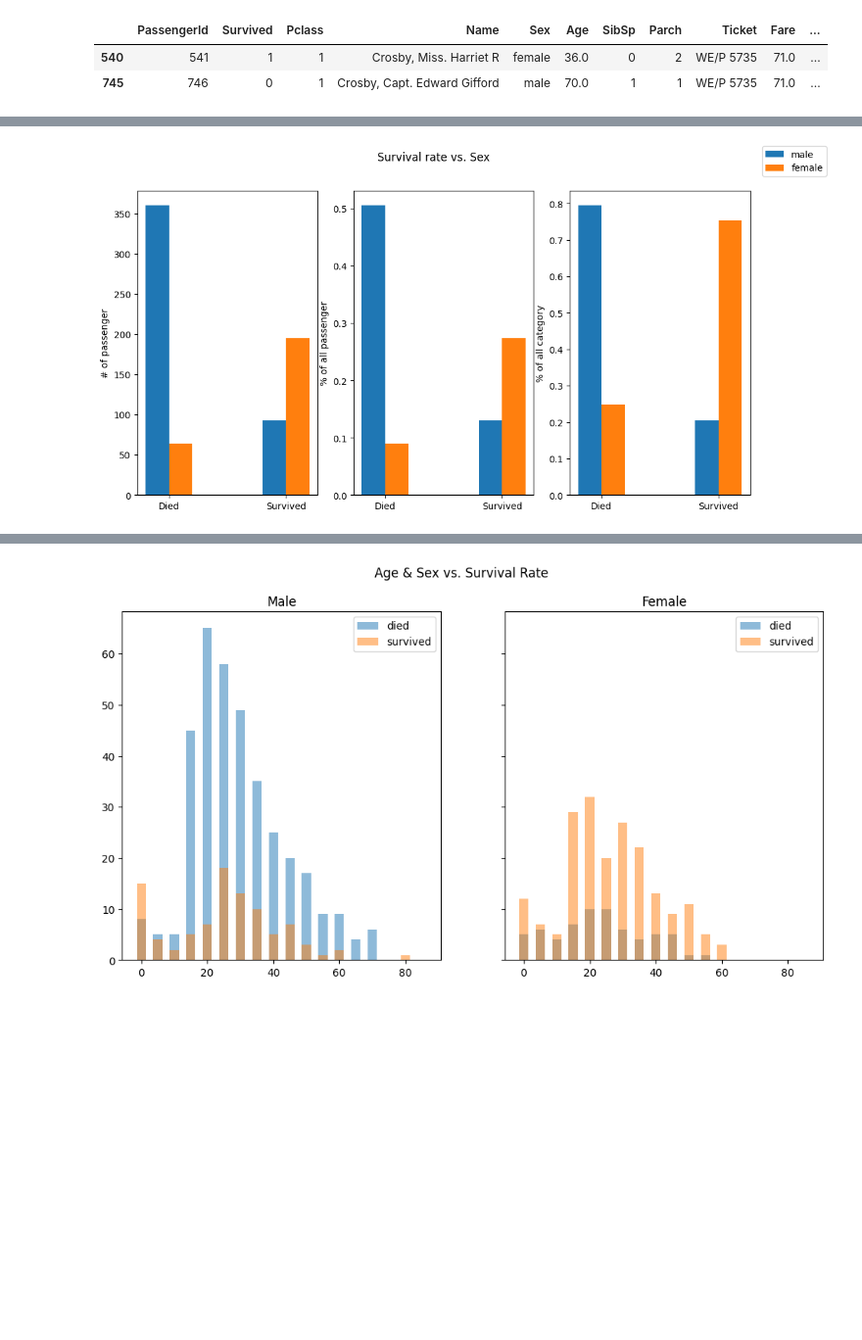
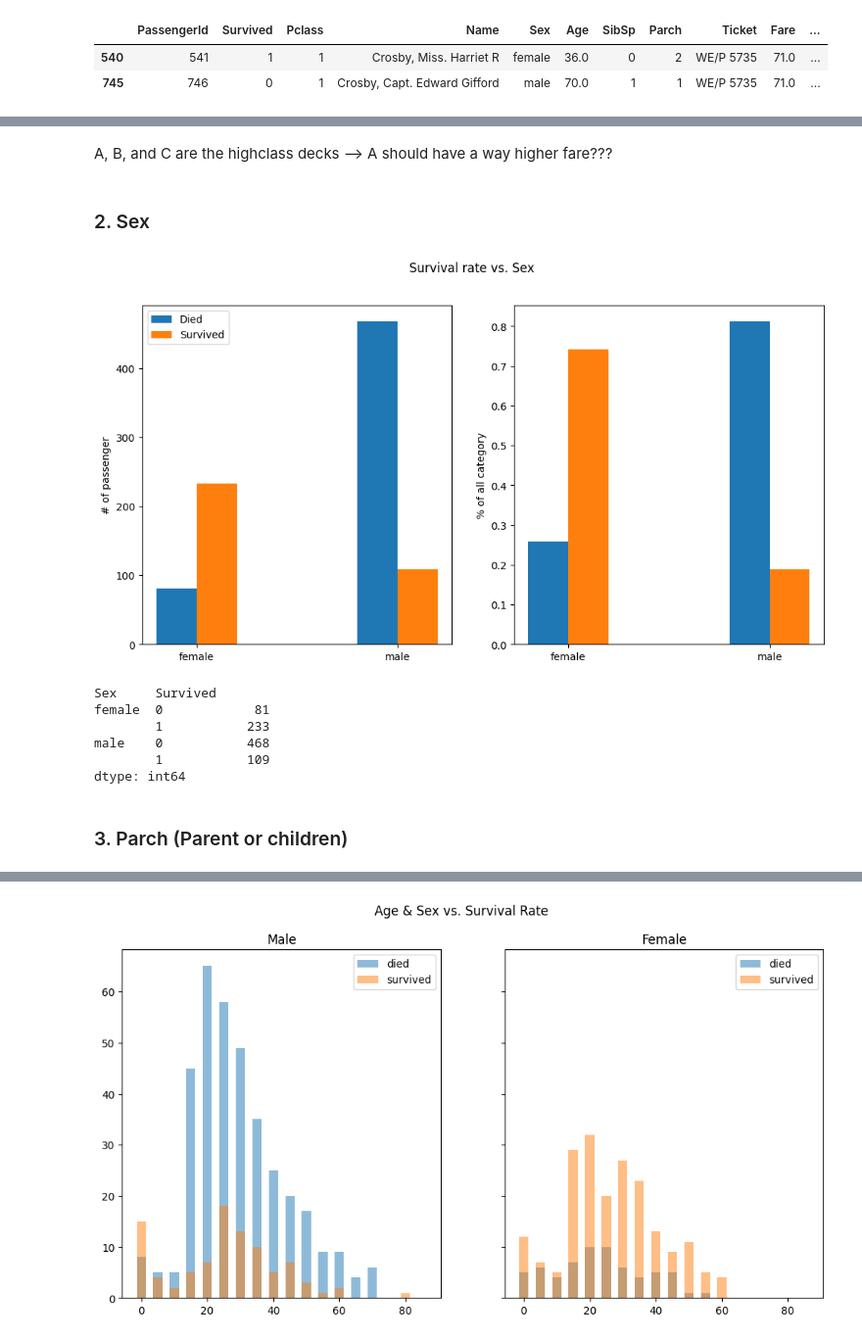
Before and after one commit to alexehrlich/titanic, a Jupyter notebook: data_exploration.ipynb, the cells around one changed output, grey strips where cells are left out. Shown: that part at 98% size. Cells and saved outputs as stored; diff of their text form; code cells hidden in the pictures; blank space fills up the shorter version.

```diff
--- a/data_exploration.ipynb
+++ b/data_exploration.ipynb
@@ -96,3 +83,0 @@ train_df.head()
-# %%
-train_df = train_df[['Survived', 'Pclass', 'Sex', 'Age', 'SibSp', 'Parch', 'Fare', 'Embarked']]
-train_df.describe()
@@ -128,3 +83,0 @@ memory usage: 55.8+ KB
-# %%
- train_df = train_df.dropna()
- #train_df.info()
@@ -184,0 +124,37 @@ def plot_survival_for_class_features(df, feature, bar_width=0.2):
+# %%
+def plot_survival_for_class_features(df, feature, bar_width=0.2):
+  df = df[df[feature].notna()]
+  category_counter = Counter(df[feature].to_list())
+  groups = ['Died', 'Survived']
+
+  x = sorted(list(category_counter.keys()))
+  bars = []
+
+  for idx in range(len(groups)):
+    if (idx == 0):
+        bars.append(np.arange(len(x)))
+    else:
+        bars.append([x_i + bar_width for x_i in bars[idx - 1]])
+
+  category_stats = {}
+  for idx, category in enumerate(x):
+    cat_df = df[df[feature] == category]
+    counter = Counter(cat_df['Survived'].to_list())
+    category_stats[category] = counter
+
+  fig, axs = plt.subplots(nrows=1, ncols=2, figsize=(12, 6))
+  axs = axs.flatten()
+  cat_sizes =[max(category_stats[cat][0] + category_stats[cat][1], 1) for cat in x] #avoid division by zero
+  for idx, group in enumerate(groups):
+    axs[0].bar(bars[idx], [category_stats[cat][idx] for cat in x], label=group, width=bar_width)
+    axs[1].bar(bars[idx], [category_stats[cat][idx] / cat_size for cat, cat_size in zip(x, cat_sizes)], width=bar_width)
+
+  padding = 0 if len(bars) % 2 != 0 else bar_width/2
+  middle_bar = bars[len(bars) // 2] if len(bars) % 2 != 0 else bars[len(bars) // 2 - 1]
+  fig.suptitle(f"Survival rate vs. {feature}")
+  axs[0].legend()
+  axs[0].set_ylabel('# of passenger')
+  axs[1].set_ylabel('% of all category')
+  axs[0].set_xticks(ticks=[x_i + padding for x_i in middle_bar], labels=x)
+  axs[1].set_xticks(ticks=[x_i + padding for x_i in middle_bar], labels=x)
+  plt.show()
@@ -185,7 +178,20 @@ def plot_survival_for_class_features(df, feature, bar_width=0.2):
+# %% [markdown]
+A, B, and C are the highclass decks --> A should have a way higher fare???
+# %% [markdown]
+### 2. Sex
 # %%
 plot_survival_for_class_features(train_df, 'Sex')
+train_df.groupby(['Sex', 'Survived']).size()
 # %% [output]
-[figure, old version]
+[figure, new version]
+Sex     Survived
+female  0            81
+        1           233
+male    0           468
+        1           109
+dtype: int64
+# %% [markdown]
+### 3. Parch (Parent or children)
 # %%
 plot_survival_for_class_features(train_df, 'Parch', bar_width=0.1)
 # %% [output]
```
Also changed, not shown: parts of 62 cells of this notebook.
